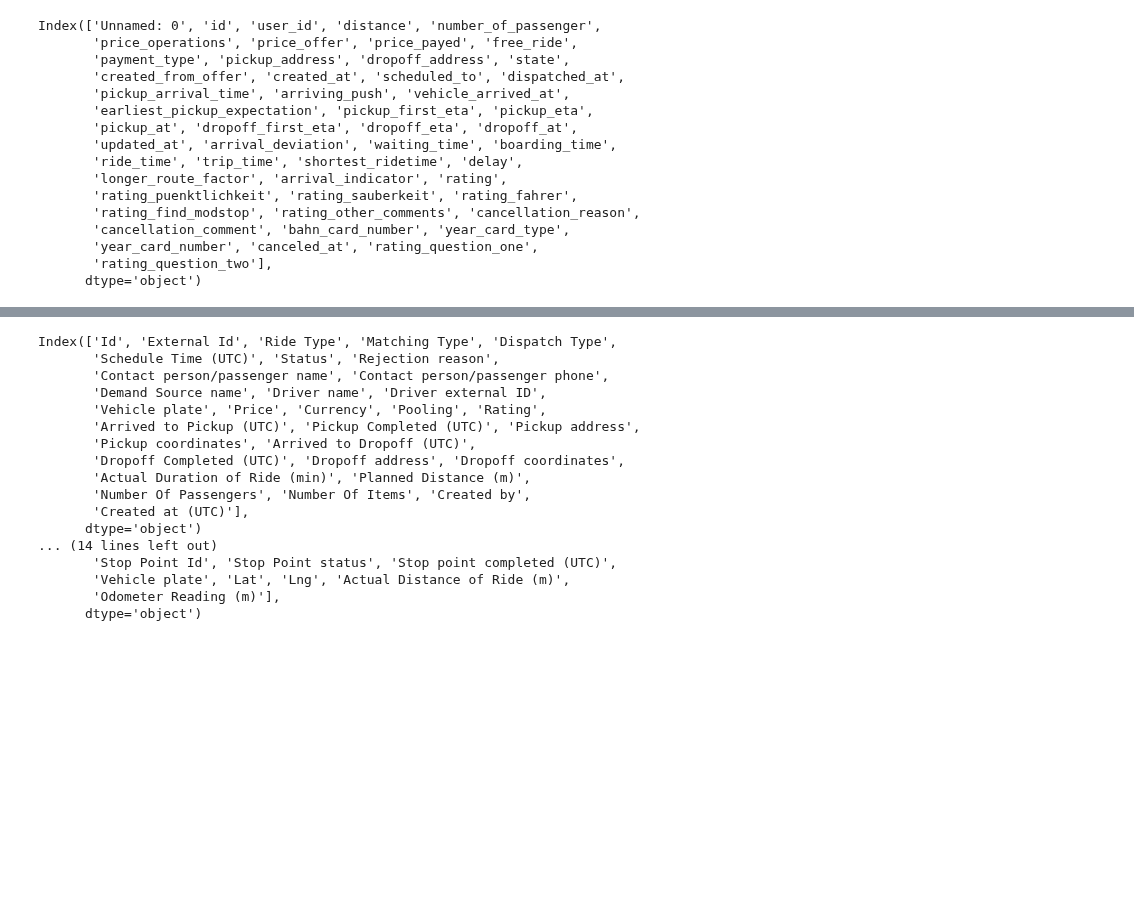
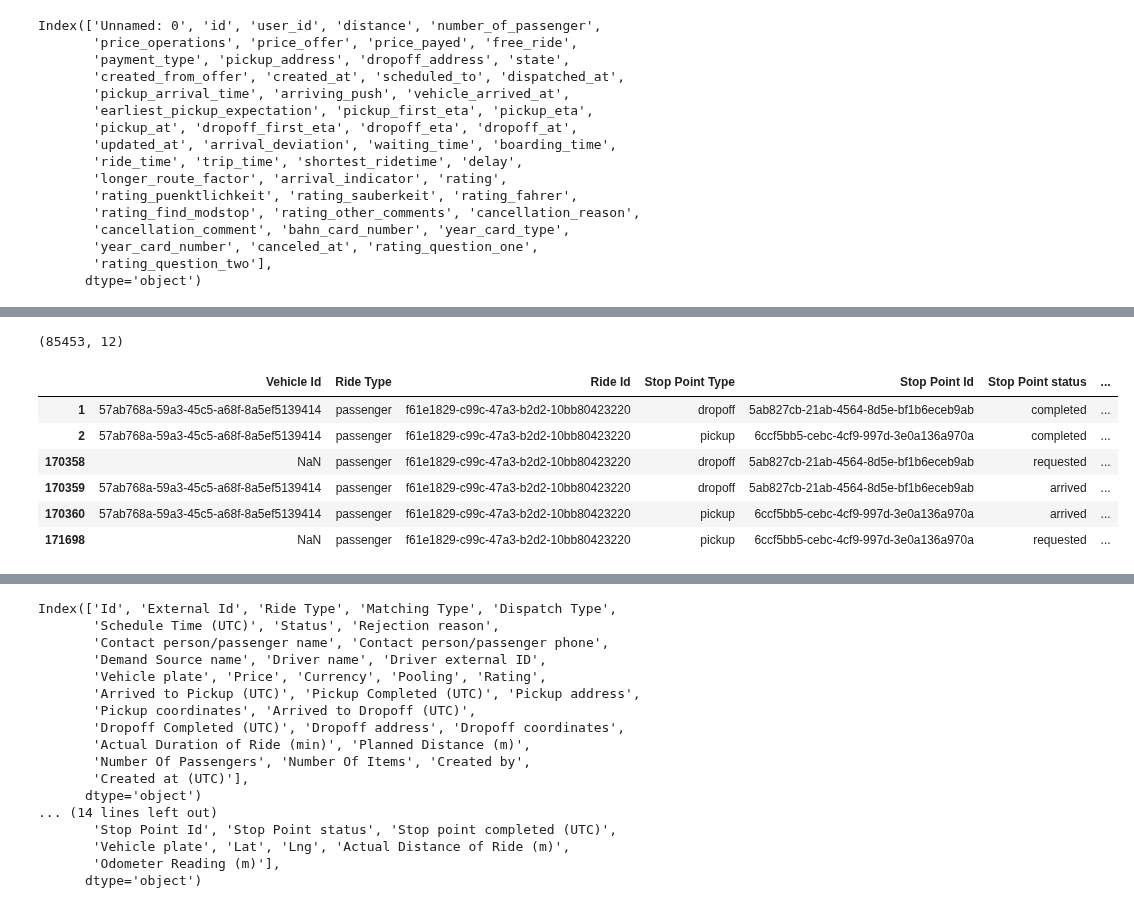
Before and after one commit to Lukas-Dierkes/vehicle-stream-team-project, a Jupyter notebook: vehicle_stream_pipeline/vehicle_matching.ipynb, the cells around one changed output, grey strips where cells are left out. Saved outputs shown, nothing was run; the diff lists cells and outputs as text; code cells hidden in the pictures; blank space fills up the shorter version.

```diff
--- a/vehicle_stream_pipeline/vehicle_matching.ipynb
+++ b/vehicle_stream_pipeline/vehicle_matching.ipynb
@@ -25,6 +25,6 @@ Index(['Unnamed: 0', 'id', 'user_id', 'distance', 'number_of_passenger',
        'rating_question_two'],
       dtype='object')
 # %%
-external_df = pd.read_excel(f"{repo}/data/vehicle_data/Autofleet_Rides with External ID_2021+2022-05-15.xlsx")
-raw_df = pd.read_excel(f"{repo}/data/vehicle_data/MoD_Raw Data_2021+2022-05-15.xlsx")
-vehicle_usage_df = pd.read_excel(f"{repo}/data/vehicle_data/MoD_Vehicle Usage_2021+2022-05-15.xlsx")
+orig_external_df = pd.read_excel(f"{repo}/data/vehicle_data/Autofleet_Rides with External ID_2021+2022-05-15.xlsx")
+orig_raw_df = pd.read_excel(f"{repo}/data/vehicle_data/MoD_Raw Data_2021+2022-05-15.xlsx")
+orig_vehicle_usage_df = pd.read_excel(f"{repo}/data/vehicle_data/MoD_Vehicle Usage_2021+2022-05-15.xlsx")
@@ -30,0 +41,5 @@ vehicle_usage_df = pd.read_excel(f"{repo}/data/vehicle_data/MoD_Vehicle Usage_20
+# %%
+rides_df = orig_rides_df
+external_df = orig_external_df
+raw_df = orig_raw_df
+vehicle_usage_df = orig_vehicle_usage_df
@@ -31,3 +105,18 @@ vehicle_usage_df = pd.read_excel(f"{repo}/data/vehicle_data/MoD_Vehicle Usage_20
+# %%
+dupl_vehicle_df = vehicle_usage_df[vehicle_usage_df["Stop Point Type"] == "dropoff"]
+print(dupl_vehicle_df.shape)
+dupl_vehicle_df = dupl_vehicle_df[dupl_vehicle_df.duplicated( subset=["Ride Id"] , keep= False)]
+dupl_vehicle_df = vehicle_usage_df[vehicle_usage_df["Ride Id"] == "f61e1829-c99c-47a3-b2d2-10bb80423220"]
+dupl_vehicle_df
+# %% [output]
+(85453, 12)
+|  | Vehicle Id | Ride Type | Ride Id | Stop Point Type | Stop Point Id | Stop Point status | ... |
+| 1 | 57ab768a-59a3-45c5-a68f-8a5ef5139414 | passenger | f61e1829-c99c-47a3-b2d2-10bb80423220 | dropoff | 5ab827cb-21ab-4564-8d5e-bf1b6eceb9ab | completed | ... |
+| 2 | 57ab768a-59a3-45c5-a68f-8a5ef5139414 | passenger | f61e1829-c99c-47a3-b2d2-10bb80423220 | pickup | 6ccf5bb5-cebc-4cf9-997d-3e0a136a970a | completed | ... |
+| 170358 | NaN | passenger | f61e1829-c99c-47a3-b2d2-10bb80423220 | dropoff | 5ab827cb-21ab-4564-8d5e-bf1b6eceb9ab | requested | ... |
+| 170359 | 57ab768a-59a3-45c5-a68f-8a5ef5139414 | passenger | f61e1829-c99c-47a3-b2d2-10bb80423220 | dropoff | 5ab827cb-21ab-4564-8d5e-bf1b6eceb9ab | arrived | ... |
+| 170360 | 57ab768a-59a3-45c5-a68f-8a5ef5139414 | passenger | f61e1829-c99c-47a3-b2d2-10bb80423220 | pickup | 6ccf5bb5-cebc-4cf9-997d-3e0a136a970a | arrived | ... |
+| 171698 | NaN | passenger | f61e1829-c99c-47a3-b2d2-10bb80423220 | pickup | 6ccf5bb5-cebc-4cf9-997d-3e0a136a970a | requested | ... |
 # %%
 external_df.sort_values(by= "Id",inplace= True)
 external_df
```
Also changed, not shown: parts of 7 cells of this notebook.
